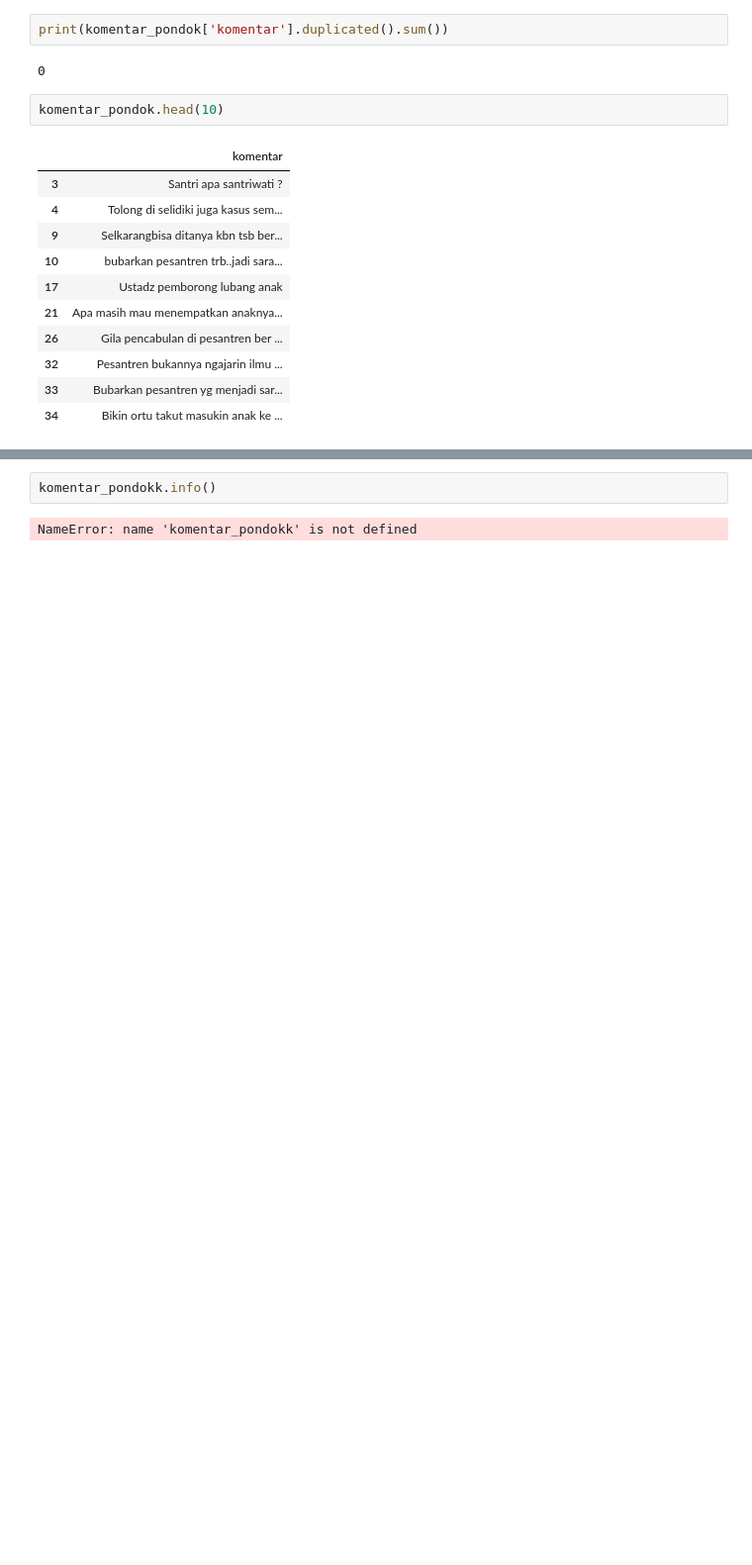
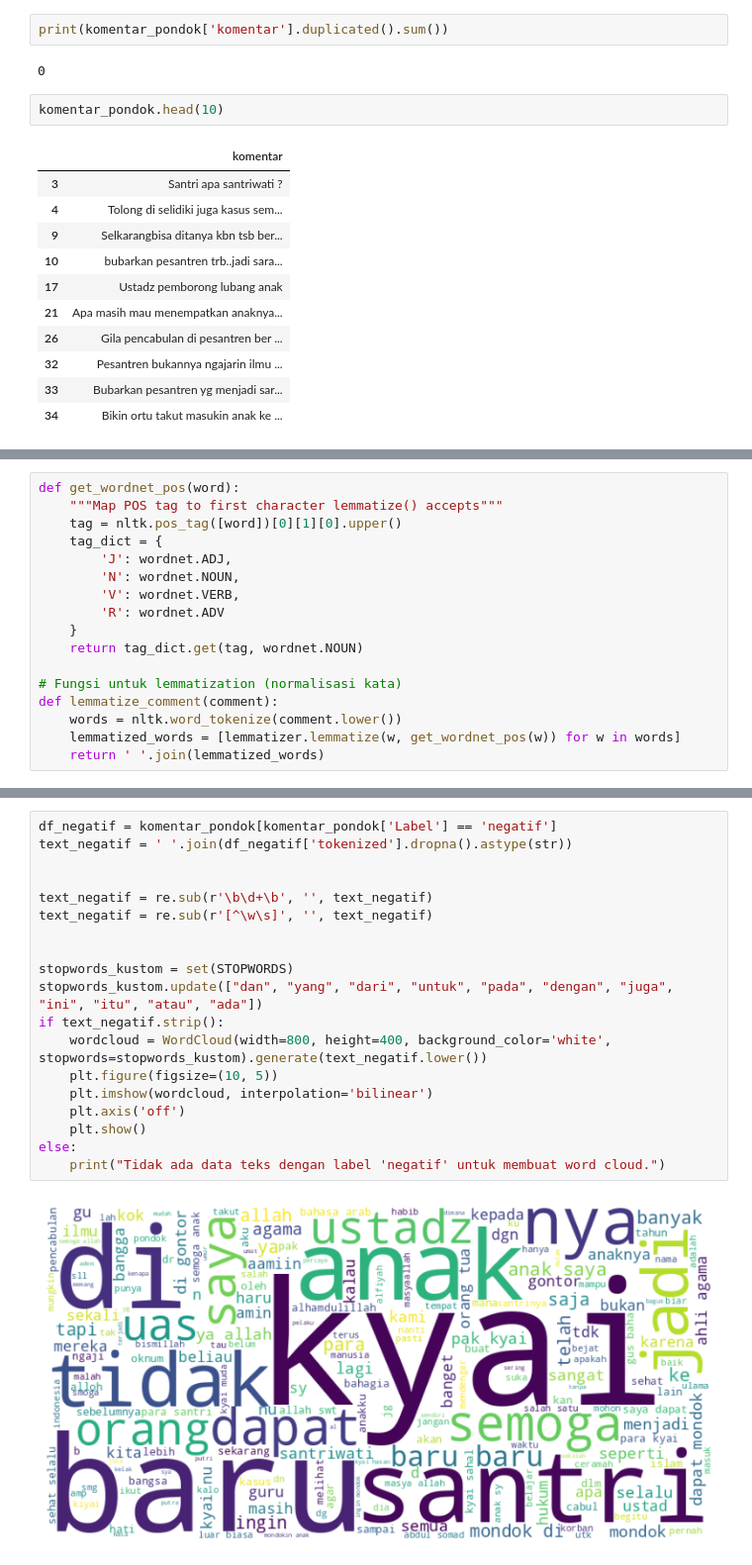
Before and after one commit to muchdefputrasholihin/SENTIMEN-ANALYSIS_PKM2024, a Jupyter notebook: pkm.ipynb, the cells around one changed output, grey strips where cells are left out. Shown at 99% size. Saved outputs shown, nothing was run; the diff lists cells and outputs as text; blank space fills up the shorter version.

```diff
--- a/pkm.ipynb
+++ b/pkm.ipynb
@@ -454,0 +631,17 @@ KeyError: 'komentar'
+# %%
+def get_wordnet_pos(word):
+    """Map POS tag to first character lemmatize() accepts"""
+    tag = nltk.pos_tag([word])[0][1][0].upper()
+    tag_dict = {
+        'J': wordnet.ADJ,
+        'N': wordnet.NOUN,
+        'V': wordnet.VERB,
+        'R': wordnet.ADV
+    }
+    return tag_dict.get(tag, wordnet.NOUN)
+
+# Fungsi untuk lemmatization (normalisasi kata)
+def lemmatize_comment(comment):
+    words = nltk.word_tokenize(comment.lower())
+    lemmatized_words = [lemmatizer.lemmatize(w, get_wordnet_pos(w)) for w in words]
+    return ' '.join(lemmatized_words)
@@ -498,4 +810,21 @@ Requirement already satisfied: cachetools<6.0,>=2.0.0 in /usr/local/lib/python3.
-# %%
-komentar_pondokk.info()
-# %% [output]
-NameError: name 'komentar_pondokk' is not defined
+# %%
+df_negatif = komentar_pondok[komentar_pondok['Label'] == 'negatif']
+text_negatif = ' '.join(df_negatif['tokenized'].dropna().astype(str))
+
+
+text_negatif = re.sub(r'\b\d+\b', '', text_negatif)
+text_negatif = re.sub(r'[^\w\s]', '', text_negatif)
+
+
+stopwords_kustom = set(STOPWORDS)
+stopwords_kustom.update(["dan", "yang", "dari", "untuk", "pada", "dengan", "juga", "ini", "itu", "atau", "ada"])
+if text_negatif.strip():
+    wordcloud = WordCloud(width=800, height=400, background_color='white', stopwords=stopwords_kustom).generate(text_negatif.lower())
+    plt.figure(figsize=(10, 5))
+    plt.imshow(wordcloud, interpolation='bilinear')
+    plt.axis('off')
+    plt.show()
+else:
+    print("Tidak ada data teks dengan label 'negatif' untuk membuat word cloud.")
+# %% [output]
+[figure, added]
```
Also changed, not shown: parts of 19 cells of this notebook.
